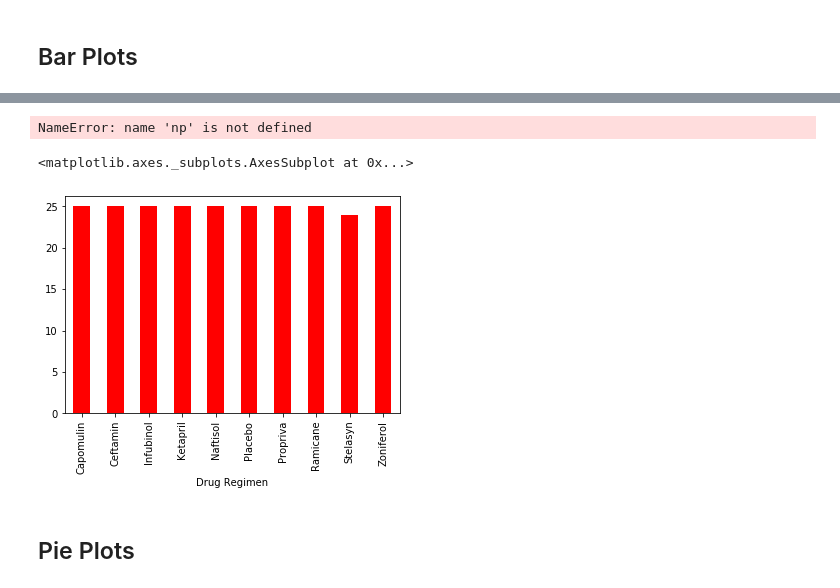
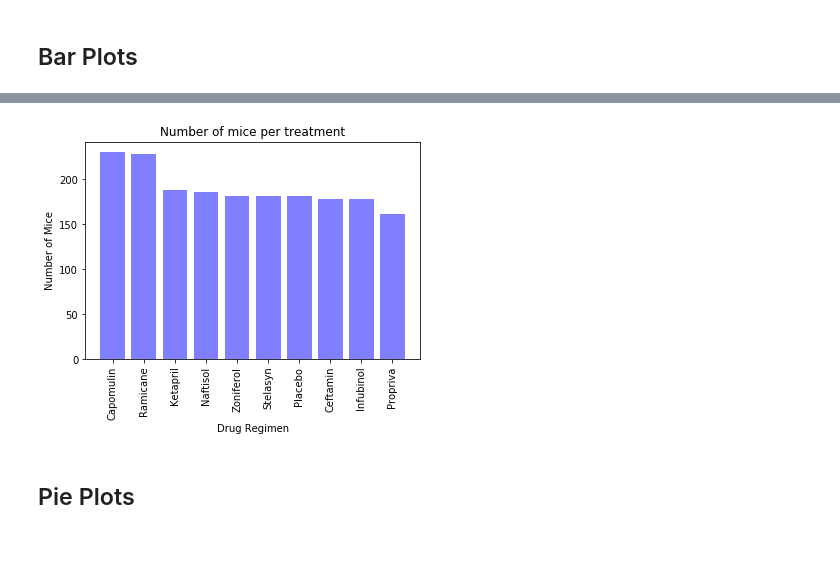
Before and after one commit to joshuadanielp/05-Matplotlib, a Jupyter notebook: Instructions/Pymaceuticals/pymaceuticals_starter.ipynb, the cells around one changed output, grey strips where cells are left out. Drawn from its saved outputs; the diff is of its cells as text; code cells hidden in the pictures; blank space fills up the shorter version.

Commit message:
final matplotlib HW

```diff
--- a/Instructions/Pymaceuticals/pymaceuticals_starter.ipynb
+++ b/Instructions/Pymaceuticals/pymaceuticals_starter.ipynb
@@ -120,29 +129,25 @@ summary_table
 # %%
-# Generate a bar plot showing the number of mice per time point for each treatment throughout the course of the study using pandas.
+# Generate a bar plot showing the number of mice per time point for each treatment throughout the course of the study using pyplot.
 # Define x- and y-axis
-x_axis = regimen_df["Drug Regimen"]
-mice_vol = regimen_df["Mouse ID"]
+x_axis = combined_data["Drug Regimen"]
+mice_vol = combined_data["Mouse ID"].value_counts()
 
-regimens = regimen_df["Drug Regimen"]
-mice = regimen_df["Mouse ID"]
-x_axis = np.arange(0, len(regimens))
+regimens = combined_data["Drug Regimen"].value_counts()
+mice = combined_data["Mouse ID"]
+# x_axis = np.arange(0, len(regimens))
 
 # regimen_df.head()
 
 # Plot the bar chart with labels
-plt.bar(x_axis, regimens, color="b", alpha=0.5, align="center")
-# plt.title("Number of mice per treatment")
-# plt.xlabel("Drug Regimen")
-# plt.ylabel("Number of Mice")
+plt.bar(regimens.index.values, regimens.values, color="b", alpha=0.5, align="center")
+plt.title("Number of mice per treatment")
+plt.xlabel("Drug Regimen")
+plt.ylabel("Number of Mice")
+plt.xticks(rotation=90)
+
+plt.show()
 # %% [output]
-NameError: name 'np' is not defined
+[figure, added]
-# %%
-# Generate a bar plot showing the number of mice per time point for each treatment throughout the course of the study using pyplot.
-bar_plot = regimen_df["Drug Regimen"].count()
-bar_plot.plot(kind="bar", facecolor="red")
-# %% [output]
-<matplotlib.axes._subplots.AxesSubplot at 0x...>
-[figure, removed]
 # %% [markdown]
 ## Pie Plots
 # %%
```
Also changed, not shown: parts of 3 cells of this notebook.
